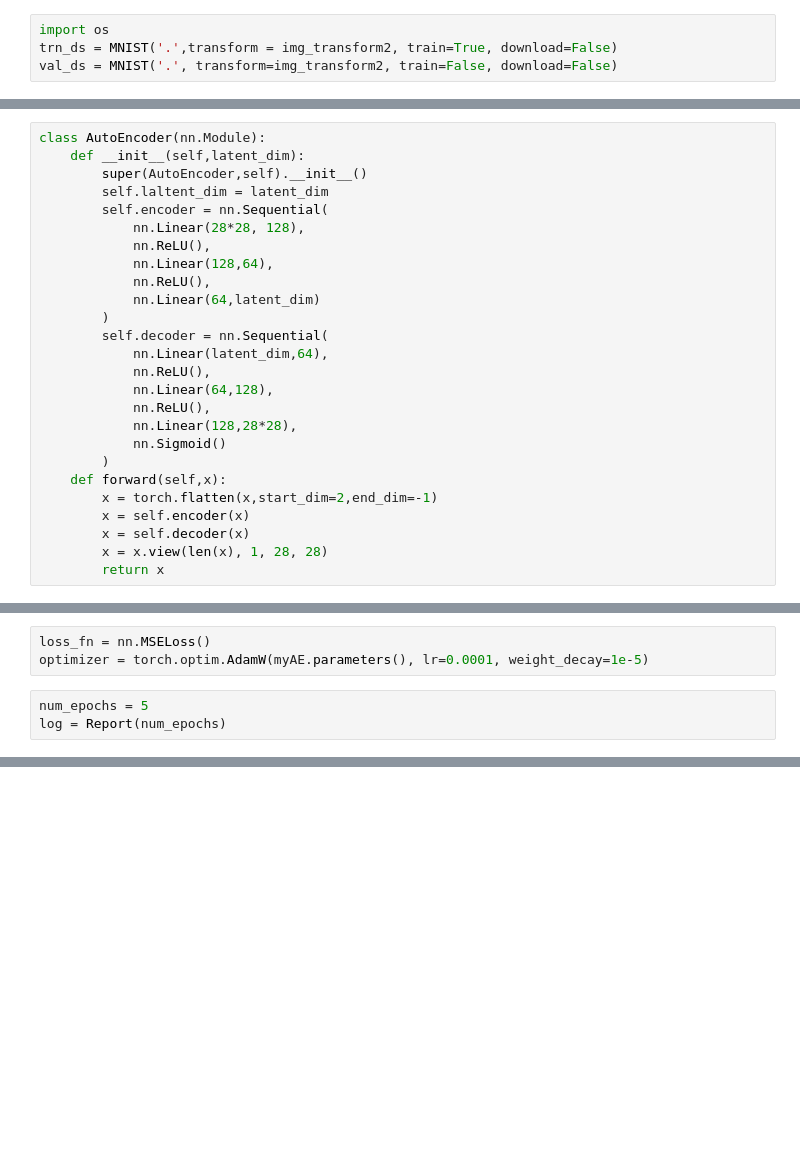
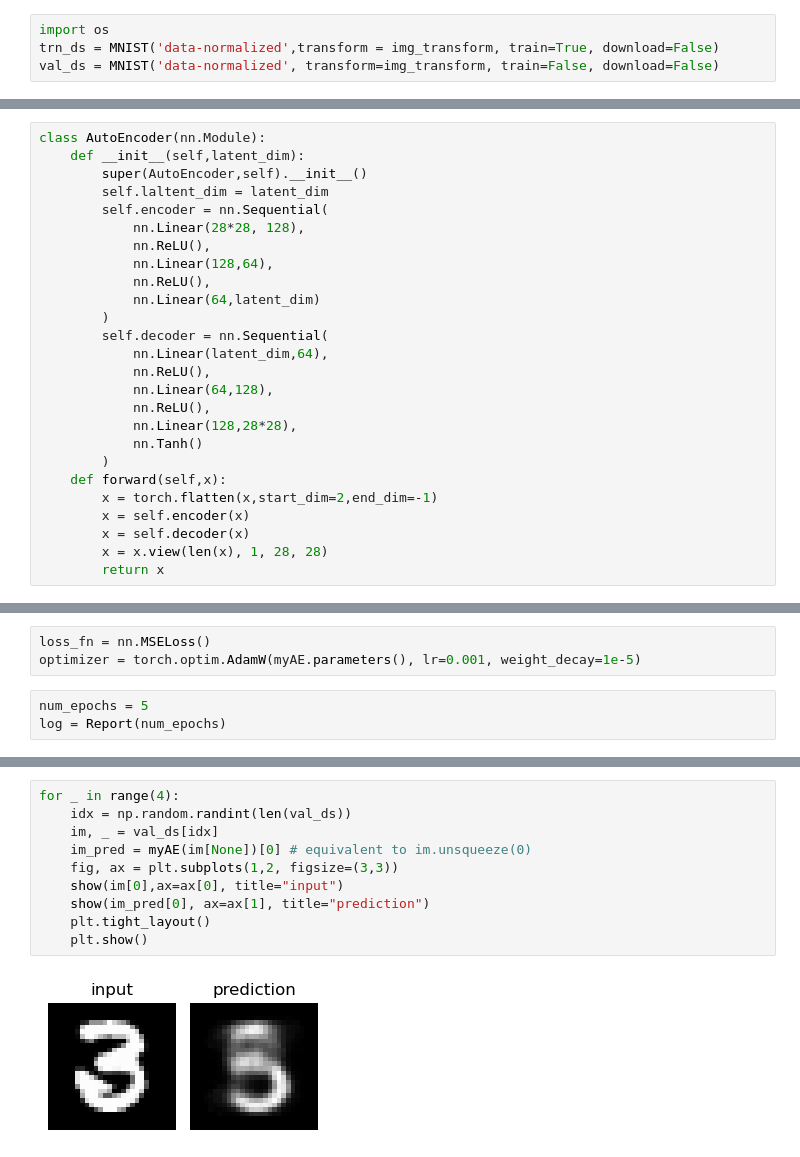
Before and after one commit to ZheRao/practice_space, a Jupyter notebook: AutoEncoders/vanilla_autoencoders.ipynb, the cells around one changed output, grey strips where cells are left out. Saved outputs shown, nothing was run; the diff lists cells and outputs as text; blank space fills up the shorter version.

```diff
--- a/AutoEncoders/vanilla_autoencoders.ipynb
+++ b/AutoEncoders/vanilla_autoencoders.ipynb
@@ -18,8 +19,8 @@ img_transform2 = transforms.Compose([
 ])
 # %%
 import os
-trn_ds = MNIST('.',transform = img_transform2, train=True, download=False)
-val_ds = MNIST('.', transform=img_transform2, train=False, download=False)
+trn_ds = MNIST('data-normalized',transform = img_transform, train=True, download=False)
+val_ds = MNIST('data-normalized', transform=img_transform, train=False, download=False)
 # %%
 img, label = trn_ds[0]
 # %%
@@ -64,7 +52,7 @@ class AutoEncoder(nn.Module):
             nn.Linear(64,128),
             nn.ReLU(),
             nn.Linear(128,28*28),
-            nn.Sigmoid()
+            nn.Tanh()
         )
     def forward(self,x):
         x = torch.flatten(x,start_dim=2,end_dim=-1)
@@ -97,7 +85,7 @@ def validate_batch(input,model,loss_fn):
     return loss
 # %%
 loss_fn = nn.MSELoss()
-optimizer = torch.optim.AdamW(myAE.parameters(), lr=0.0001, weight_decay=1e-5)
+optimizer = torch.optim.AdamW(myAE.parameters(), lr=0.001, weight_decay=1e-5)
 # %%
 num_epochs = 5
 log = Report(num_epochs)
@@ -124,0 +113,12 @@ log.plot_epochs(log=True)
+# %%
+for _ in range(4):
+    idx = np.random.randint(len(val_ds))
+    im, _ = val_ds[idx]
+    im_pred = myAE(im[None])[0] # equivalent to im.unsqueeze(0)
+    fig, ax = plt.subplots(1,2, figsize=(3,3))
+    show(im[0],ax=ax[0], title="input")
+    show(im_pred[0], ax=ax[1], title="prediction")
+    plt.tight_layout()
+    plt.show()
+# %% [output]
+[figure, added]
```
Also changed, not shown: parts of 5 cells of this notebook.
